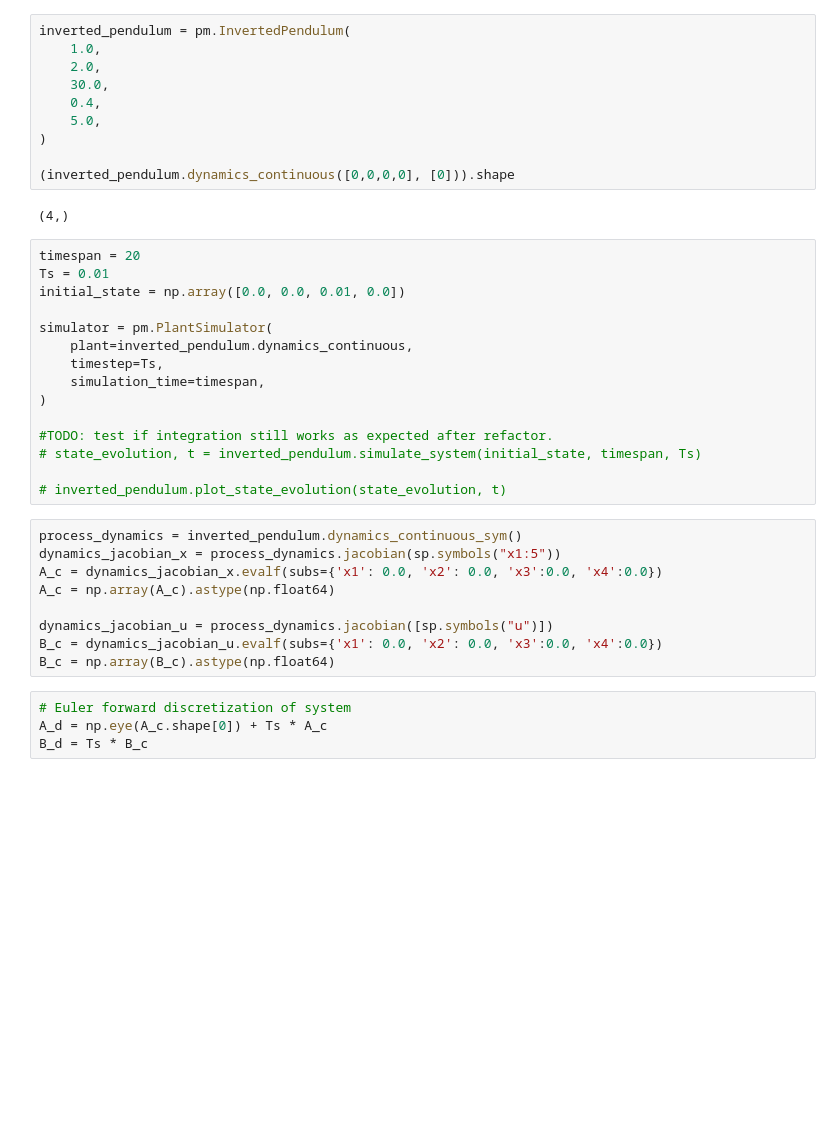
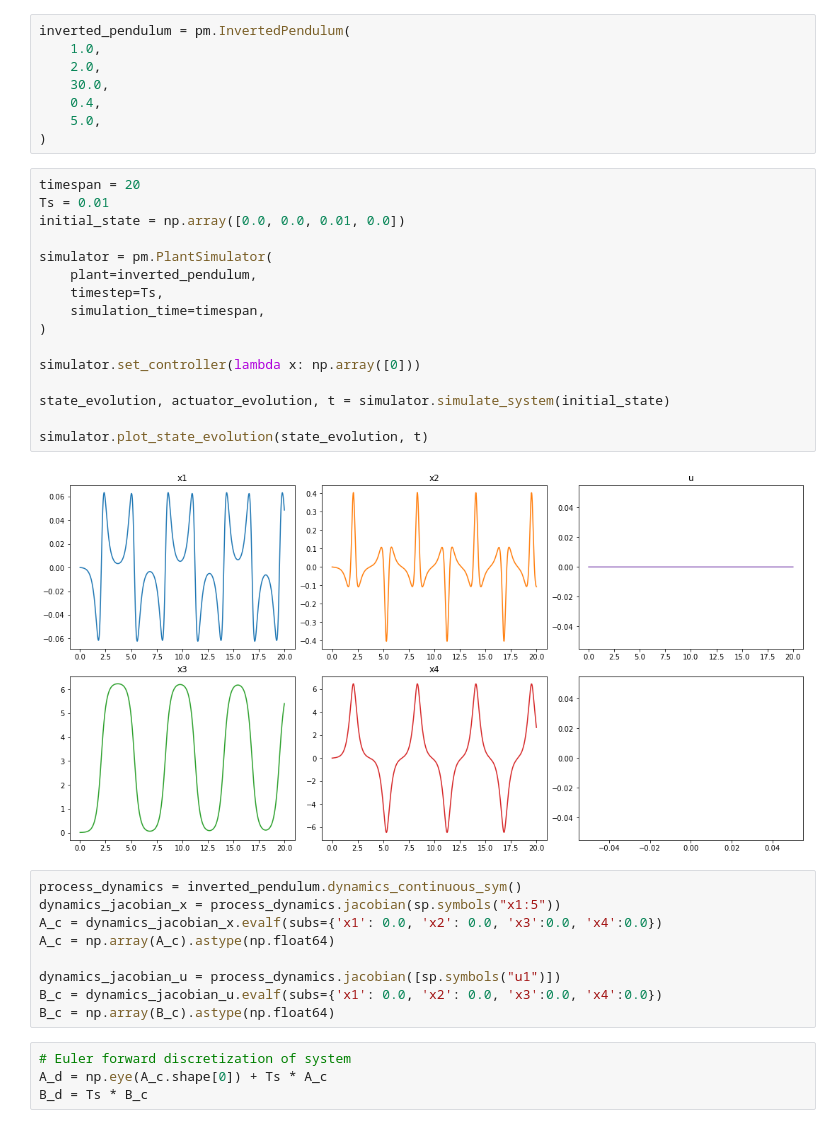
Before and after one commit to naefjo/rl-controller, a Jupyter notebook: model.ipynb, the cells around one changed output. Drawn from its saved outputs; the diff is of its cells as text; blank space fills up the shorter version.

```diff
--- a/model.ipynb
+++ b/model.ipynb
@@ -14,32 +17,31 @@ inverted_pendulum = pm.InvertedPendulum(
     0.4,
     5.0,
 )
-
-(inverted_pendulum.dynamics_continuous([0,0,0,0], [0])).shape
-# %% [output]
-(4,)
 # %%
 timespan = 20
 Ts = 0.01
 initial_state = np.array([0.0, 0.0, 0.01, 0.0])
 
 simulator = pm.PlantSimulator(
-    plant=inverted_pendulum.dynamics_continuous,
+    plant=inverted_pendulum,
     timestep=Ts,
     simulation_time=timespan,
 )
 
-#TODO: test if integration still works as expected after refactor.
-# state_evolution, t = inverted_pendulum.simulate_system(initial_state, timespan, Ts)
+simulator.set_controller(lambda x: np.array([0]))
 
-# inverted_pendulum.plot_state_evolution(state_evolution, t)
+state_evolution, actuator_evolution, t = simulator.simulate_system(initial_state)
+
+simulator.plot_state_evolution(state_evolution, t)
+# %% [output]
+[figure, added]
 # %%
 process_dynamics = inverted_pendulum.dynamics_continuous_sym()
 dynamics_jacobian_x = process_dynamics.jacobian(sp.symbols("x1:5"))
 A_c = dynamics_jacobian_x.evalf(subs={'x1': 0.0, 'x2': 0.0, 'x3':0.0, 'x4':0.0})
 A_c = np.array(A_c).astype(np.float64)
 
-dynamics_jacobian_u = process_dynamics.jacobian([sp.symbols("u")])
+dynamics_jacobian_u = process_dynamics.jacobian([sp.symbols("u1")])
 B_c = dynamics_jacobian_u.evalf(subs={'x1': 0.0, 'x2': 0.0, 'x3':0.0, 'x4':0.0})
 B_c = np.array(B_c).astype(np.float64)
 # %%
```
Also changed, not shown: parts of 5 cells of this notebook, 1 other file.
